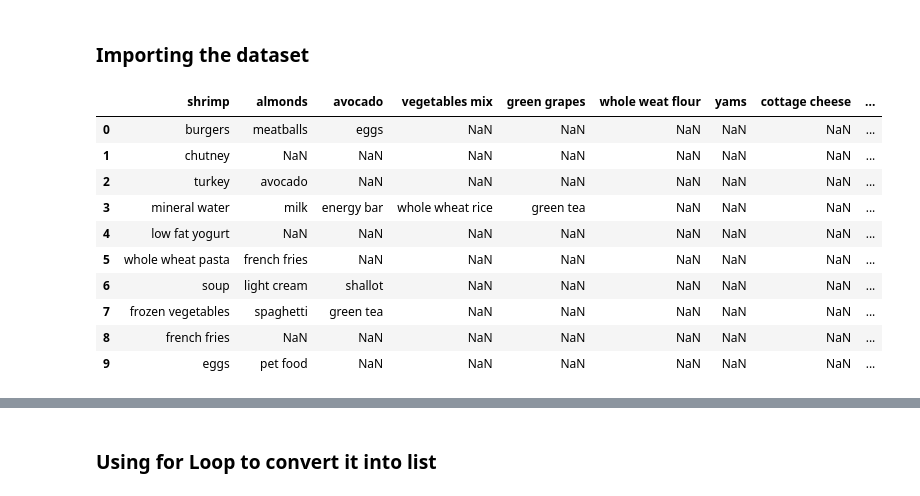
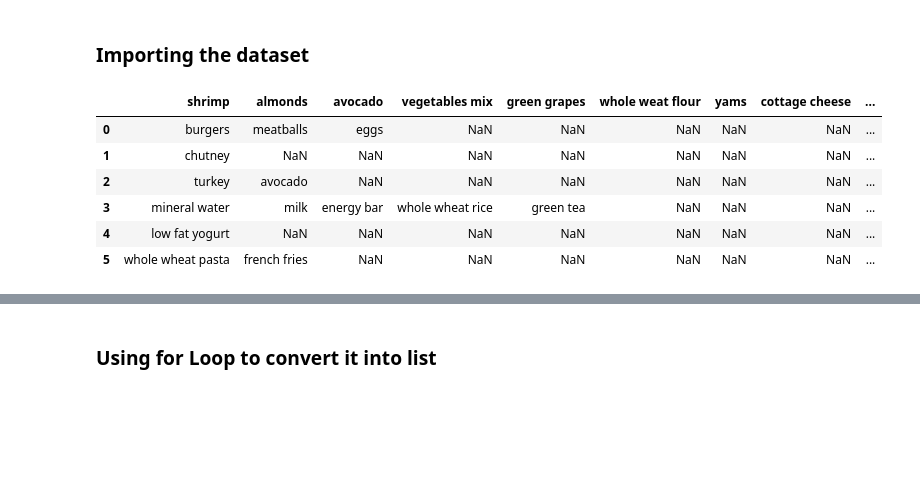
Before and after one commit to cavidparker/Machine-Learning-Association-Rule, a Jupyter notebook: Apriori Algorithm.ipynb, the cells around one changed output, grey strips where cells are left out. Drawn from its saved outputs; the diff is of its cells as text; code cells hidden in the pictures; blank space fills up the shorter version.

```diff
--- a/Apriori Algorithm.ipynb
+++ b/Apriori Algorithm.ipynb
@@ -9,19 +9,15 @@ import pandas as pd
 # %%
 dataset = pd.read_csv('Market_Basket_Optimisation.csv')
 # %%
-dataset.head(10)
+dataset.head(6)
 # %% [output]
 |  | shrimp | almonds | avocado | vegetables mix | green grapes | whole weat flour | yams | cottage cheese | ... |
 | 0 | burgers | meatballs | eggs | NaN | NaN | NaN | NaN | NaN | ... |
 | 1 | chutney | NaN | NaN | NaN | NaN | NaN | NaN | NaN | ... |
 | 2 | turkey | avocado | NaN | NaN | NaN | NaN | NaN | NaN | ... |
 | 3 | mineral water | milk | energy bar | whole wheat rice | green tea | NaN | NaN | NaN | ... |
 | 4 | low fat yogurt | NaN | NaN | NaN | NaN | NaN | NaN | NaN | ... |
 | 5 | whole wheat pasta | french fries | NaN | NaN | NaN | NaN | NaN | NaN | ... |
-| 6 | soup | light cream | shallot | NaN | NaN | NaN | NaN | NaN | ... |
-| 7 | frozen vegetables | spaghetti | green tea | NaN | NaN | NaN | NaN | NaN | ... |
-| 8 | french fries | NaN | NaN | NaN | NaN | NaN | NaN | NaN | ... |
-| 9 | eggs | pet food | NaN | NaN | NaN | NaN | NaN | NaN | ... |
 # %%
 dataset = pd.read_csv('Market_Basket_Optimisation.csv', header = None)
 # %%
```
Also changed, not shown: parts of 3 cells of this notebook.
